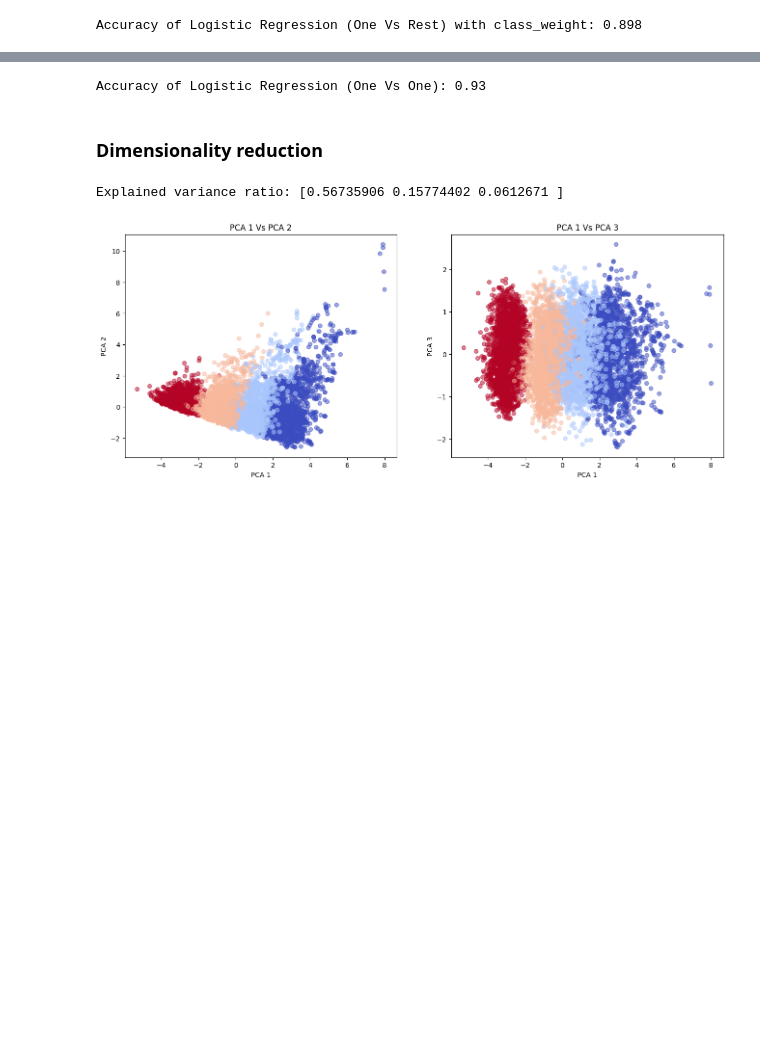
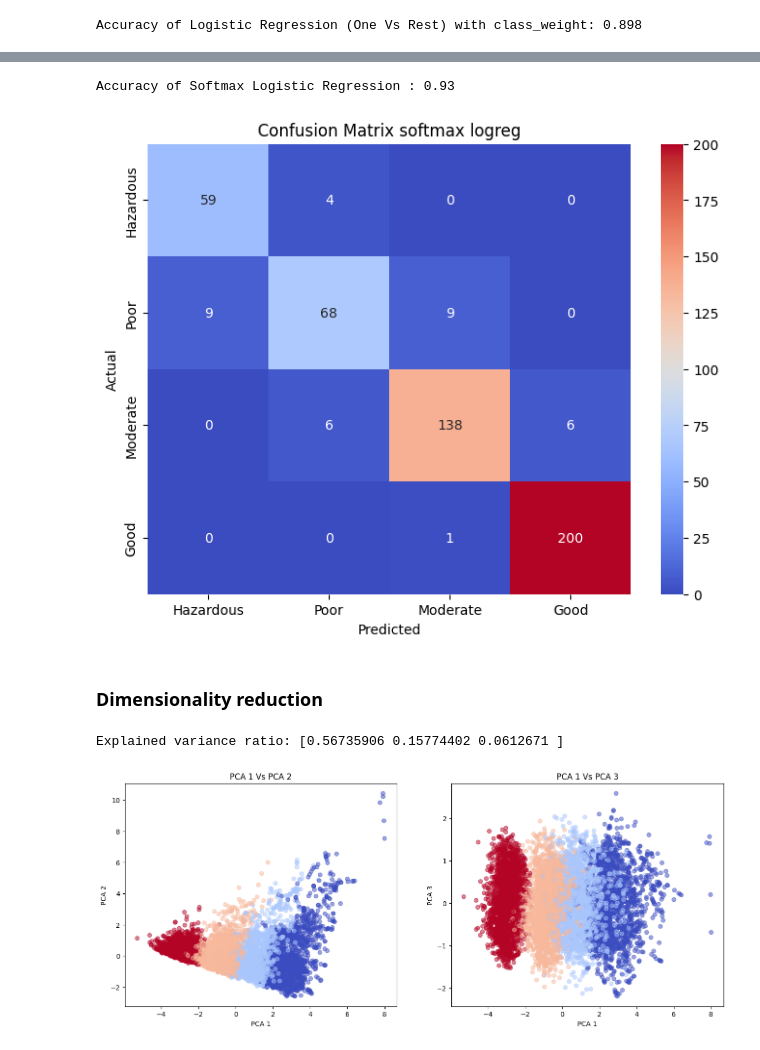
Before and after one commit to fabiotdt/rec_sys, a Jupyter notebook: lab_02_mclass.ipynb, the cells around one changed output, grey strips where cells are left out. Cells and saved outputs as stored; diff of their text form; code cells hidden in the pictures; blank space fills up the shorter version.

```diff
--- a/lab_02_mclass.ipynb
+++ b/lab_02_mclass.ipynb
@@ -211,12 +243,16 @@ Accuracy of Logistic Regression (One Vs Rest) with class_weight: 0.898
 # %%
-# One Vs One logistic regression
+# Softmax logistic regression
 
 logreg_ovo = LogisticRegression(multi_class='multinomial', max_iter=10000)
 logreg_ovo.fit(X_train_sm, y_train_sm)
 
-print(f'Accuracy of Logistic Regression (One Vs One): {accuracy_score(y_val, logreg_ovo.predict(X_val))}')
+print(f'Accuracy of Softmax Logistic Regression : {accuracy_score(y_val, logreg_ovo.predict(X_val))}')
 # %% [output]
-Accuracy of Logistic Regression (One Vs One): 0.93
+Accuracy of Softmax Logistic Regression : 0.93
+# %%
+plot_confusion_matrix(y_val, logreg_ovo.predict(X_val), 'Confusion Matrix softmax logreg')
+# %% [output]
+[figure, added]
 # %% [markdown]
 ### Dimensionality reduction
 # %%
```
Also changed, not shown: parts of 11 cells of this notebook, 15 other files.
